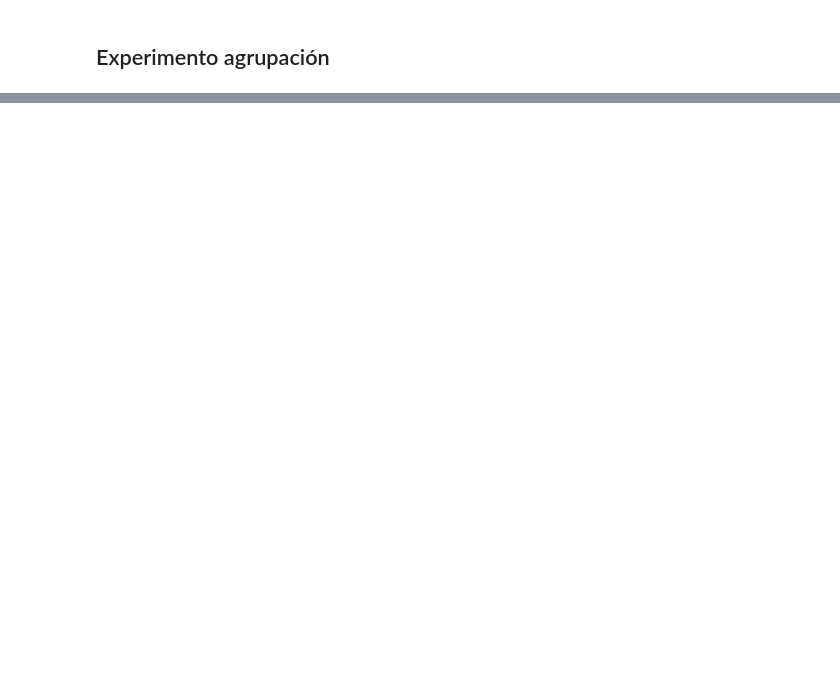
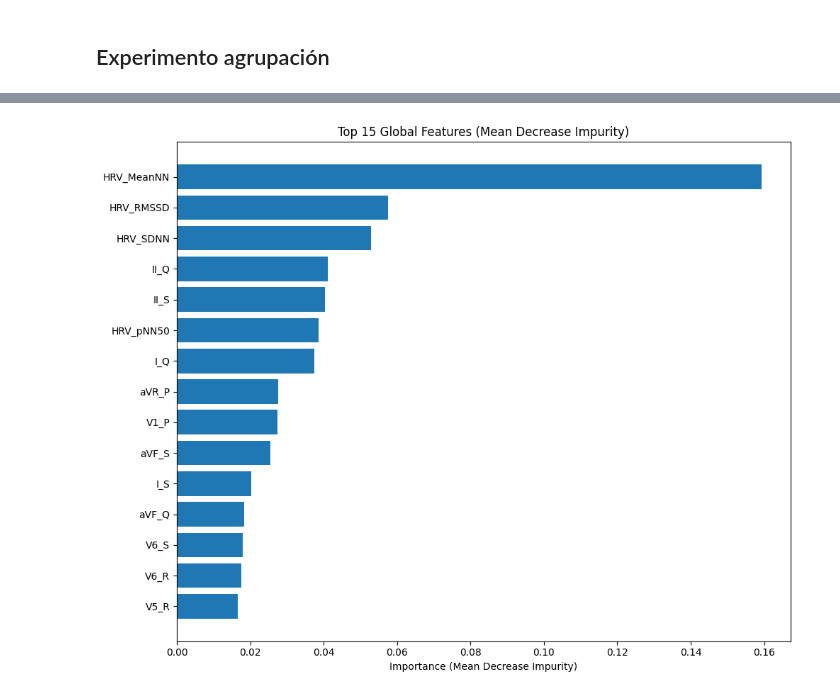
Before and after one commit to zusmoshijiku/dl-ecg, a Jupyter notebook: src/groups.ipynb, the cells around one changed output, grey strips where cells are left out. Saved outputs shown, nothing was run; the diff lists cells and outputs as text; code cells hidden in the pictures; blank space fills up the shorter version.

```diff
--- a/src/groups.ipynb
+++ b/src/groups.ipynb
@@ -329,0 +401,18 @@ Confusion matrix:
+# %%
+# This cell uses 'global_df' from the previous cell to plot top features.
+plt.figure(figsize=(10, 8))
+plt.title('Top 15 Global Features (Mean Decrease Impurity)')
+
+# Use the 'global_df' DataFrame and its 'feature' and 'md_imp' columns
+df_to_plot = global_df.head(15)
+
+plt.barh(df_to_plot['feature'],
+         df_to_plot['md_imp'],
+         align='center')
+
+plt.gca().invert_yaxis()  # Puts the most important feature at the top
+plt.xlabel('Importance (Mean Decrease Impurity)')
+plt.tight_layout()
+plt.show()
+# %% [output]
+[figure, added]
```
Also changed, not shown: parts of 10 cells of this notebook, 2 other files.
